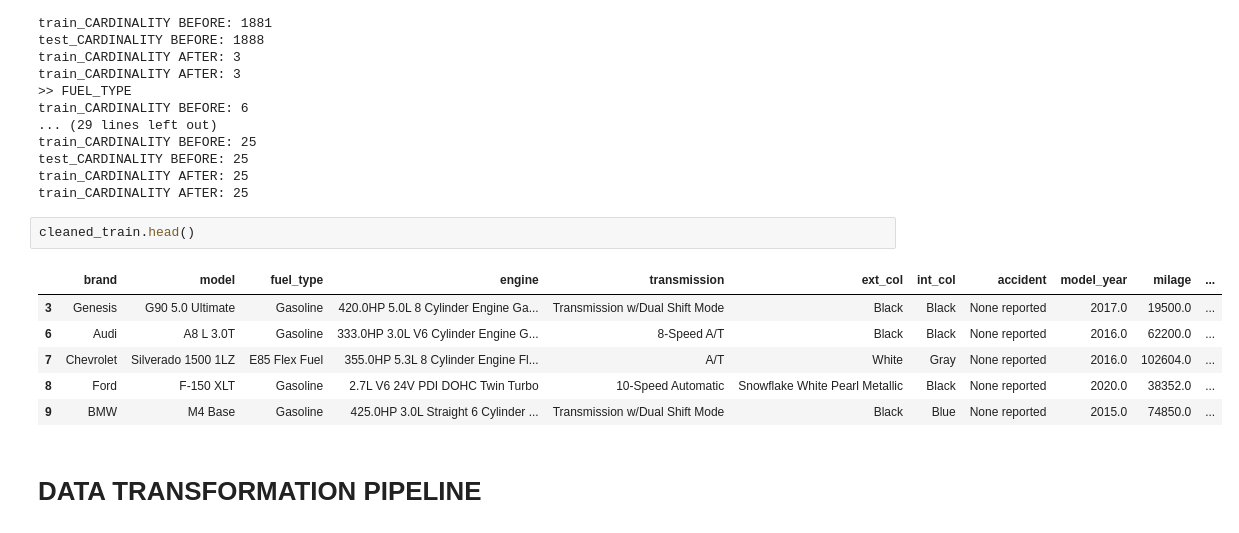
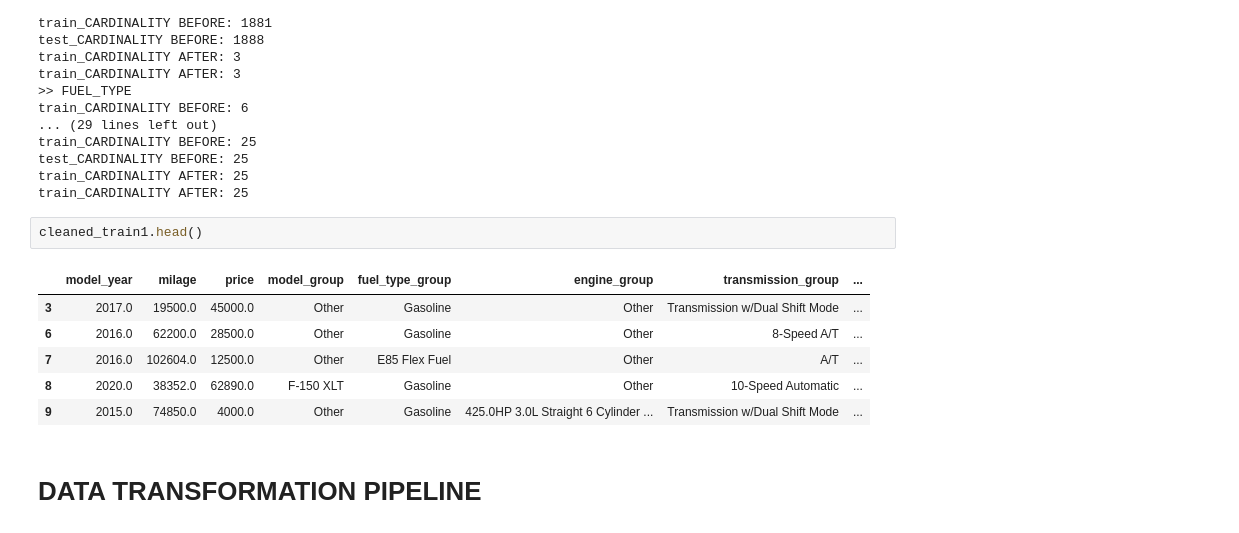
Before and after one commit to MDeus-ai/My_KAGGLE_Work, a Jupyter notebook: S4Ep9(Regression For Used Cars)/Modelling/modelling.ipynb, the cells around one changed output. Drawn from its saved outputs; the diff is of its cells as text.

Commit message:
update on modelling notebook

```diff
--- a/S4Ep9(Regression For Used Cars)/Modelling/modelling.ipynb
+++ b/S4Ep9(Regression For Used Cars)/Modelling/modelling.ipynb
@@ -150,14 +150,14 @@ test_CARDINALITY BEFORE: 25
 train_CARDINALITY AFTER: 25
 train_CARDINALITY AFTER: 25
 # %%
-cleaned_train.head()
+cleaned_train1.head()
 # %% [output]
-|  | brand | model | fuel_type | engine | transmission | ext_col | int_col | accident | model_year | milage | ... |
-| 3 | Genesis | G90 5.0 Ultimate | Gasoline | 420.0HP 5.0L 8 Cylinder Engine Ga... | Transmission w/Dual Shift Mode | Black | Black | None reported | 2017.0 | 19500.0 | ... |
-| 6 | Audi | A8 L 3.0T | Gasoline | 333.0HP 3.0L V6 Cylinder Engine G... | 8-Speed A/T | Black | Black | None reported | 2016.0 | 62200.0 | ... |
-| 7 | Chevrolet | Silverado 1500 1LZ | E85 Flex Fuel | 355.0HP 5.3L 8 Cylinder Engine Fl... | A/T | White | Gray | None reported | 2016.0 | 102604.0 | ... |
-| 8 | Ford | F-150 XLT | Gasoline | 2.7L V6 24V PDI DOHC Twin Turbo | 10-Speed Automatic | Snowflake White Pearl Metallic | Black | None reported | 2020.0 | 38352.0 | ... |
-| 9 | BMW | M4 Base | Gasoline | 425.0HP 3.0L Straight 6 Cylinder ... | Transmission w/Dual Shift Mode | Black | Blue | None reported | 2015.0 | 74850.0 | ... |
+|  | model_year | milage | price | model_group | fuel_type_group | engine_group | transmission_group | ... |
+| 3 | 2017.0 | 19500.0 | 45000.0 | Other | Gasoline | Other | Transmission w/Dual Shift Mode | ... |
+| 6 | 2016.0 | 62200.0 | 28500.0 | Other | Gasoline | Other | 8-Speed A/T | ... |
+| 7 | 2016.0 | 102604.0 | 12500.0 | Other | E85 Flex Fuel | Other | A/T | ... |
+| 8 | 2020.0 | 38352.0 | 62890.0 | F-150 XLT | Gasoline | Other | 10-Speed Automatic | ... |
+| 9 | 2015.0 | 74850.0 | 4000.0 | Other | Gasoline | 425.0HP 3.0L Straight 6 Cylinder ... | Transmission w/Dual Shift Mode | ... |
 # %% [markdown]
 # DATA TRANSFORMATION PIPELINE
 # %%
```
Also changed, not shown: parts of 5 cells of this notebook.
